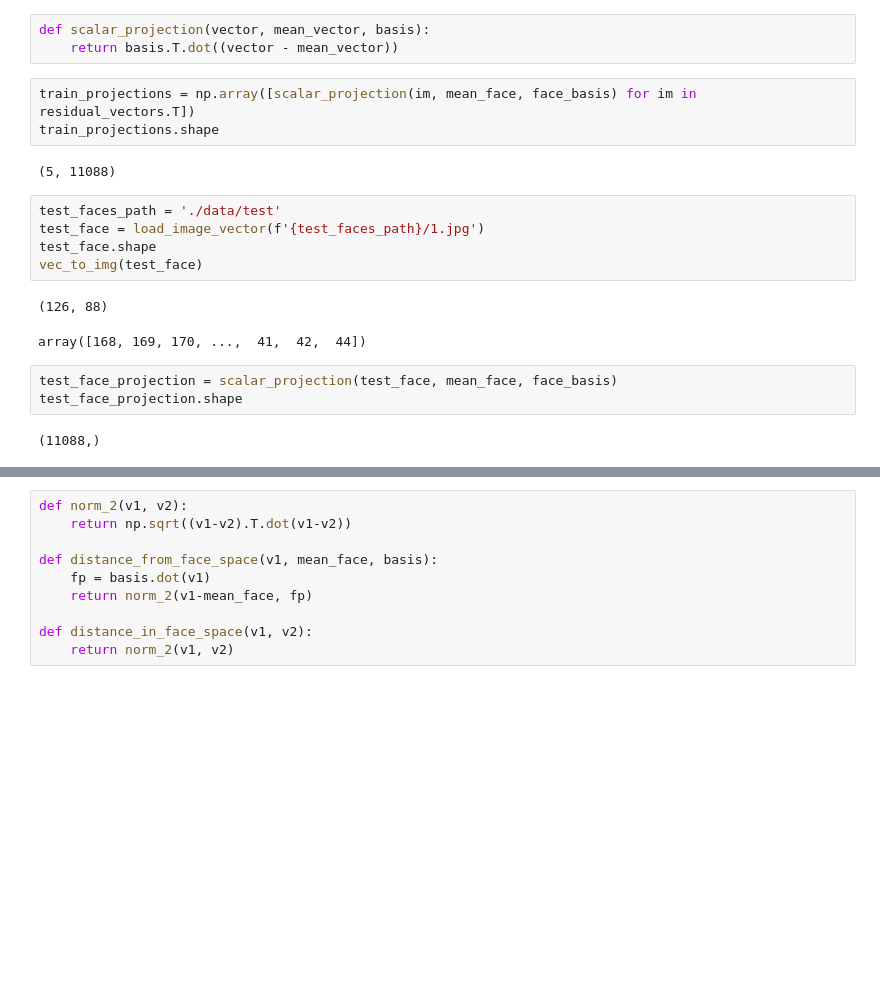
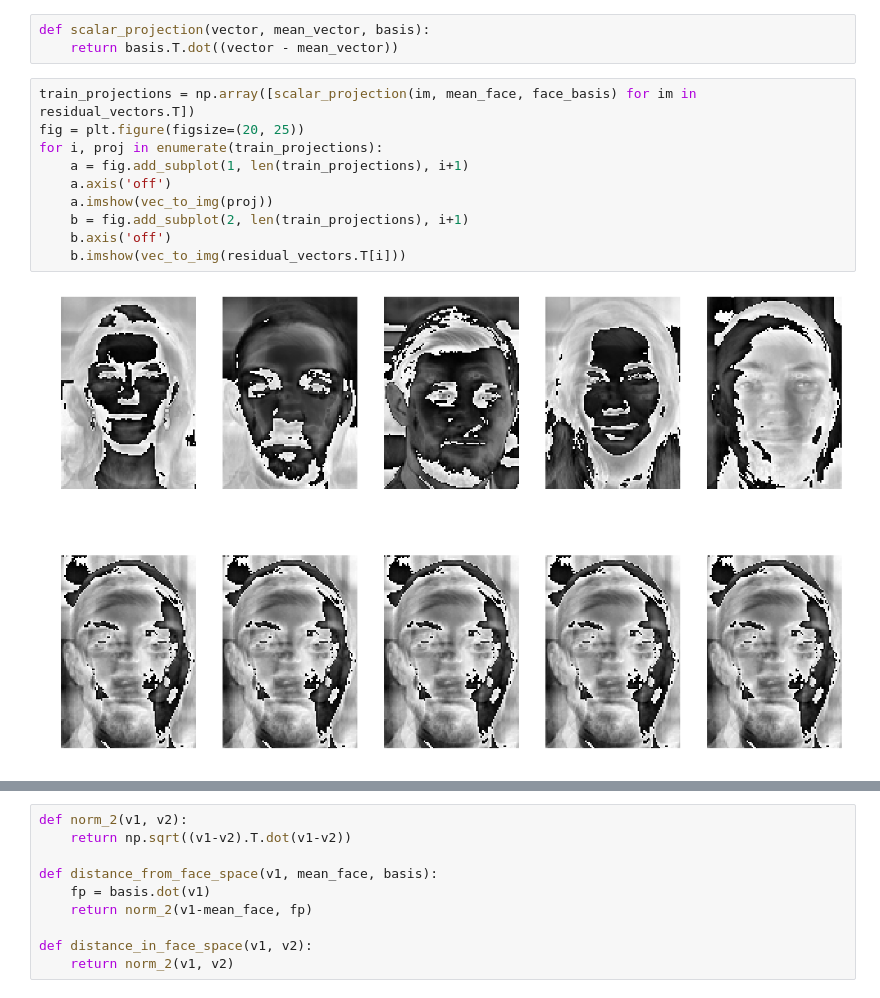
Before and after one commit to Euphe/svd_face_recognition, a Jupyter notebook: face_recognition.ipynb, the cells around one changed output, grey strips where cells are left out. Cells and saved outputs as stored; diff of their text form; blank space fills up the shorter version.

```diff
--- a/face_recognition.ipynb
+++ b/face_recognition.ipynb
@@ -88,21 +94,15 @@ Base faces
 # %%
 def scalar_projection(vector, mean_vector, basis):
     return basis.T.dot((vector - mean_vector))
-# %%
-train_projections = np.array([scalar_projection(im, mean_face, face_basis) for im in residual_vectors.T])
-train_projections.shape
-# %% [output]
-(5, 11088)
-# %%
-test_faces_path = './data/test'
-test_face = load_image_vector(f'{test_faces_path}/1.jpg')
-test_face.shape
-vec_to_img(test_face)
-# %% [output]
-(126, 88)
-array([168, 169, 170, ...,  41,  42,  44])
-# %%
-test_face_projection = scalar_projection(test_face, mean_face, face_basis)
-test_face_projection.shape
-# %% [output]
-(11088,)
+# %%
+train_projections = np.array([scalar_projection(im, mean_face, face_basis) for im in residual_vectors.T])
+fig = plt.figure(figsize=(20, 25))
+for i, proj in enumerate(train_projections):
+    a = fig.add_subplot(1, len(train_projections), i+1)
+    a.axis('off')
+    a.imshow(vec_to_img(proj))
+    b = fig.add_subplot(2, len(train_projections), i+1)
+    b.axis('off')
+    b.imshow(vec_to_img(residual_vectors.T[i]))
+# %% [output]
+[figure, added]
```
Also changed, not shown: parts of 8 cells of this notebook, 4 other files.
